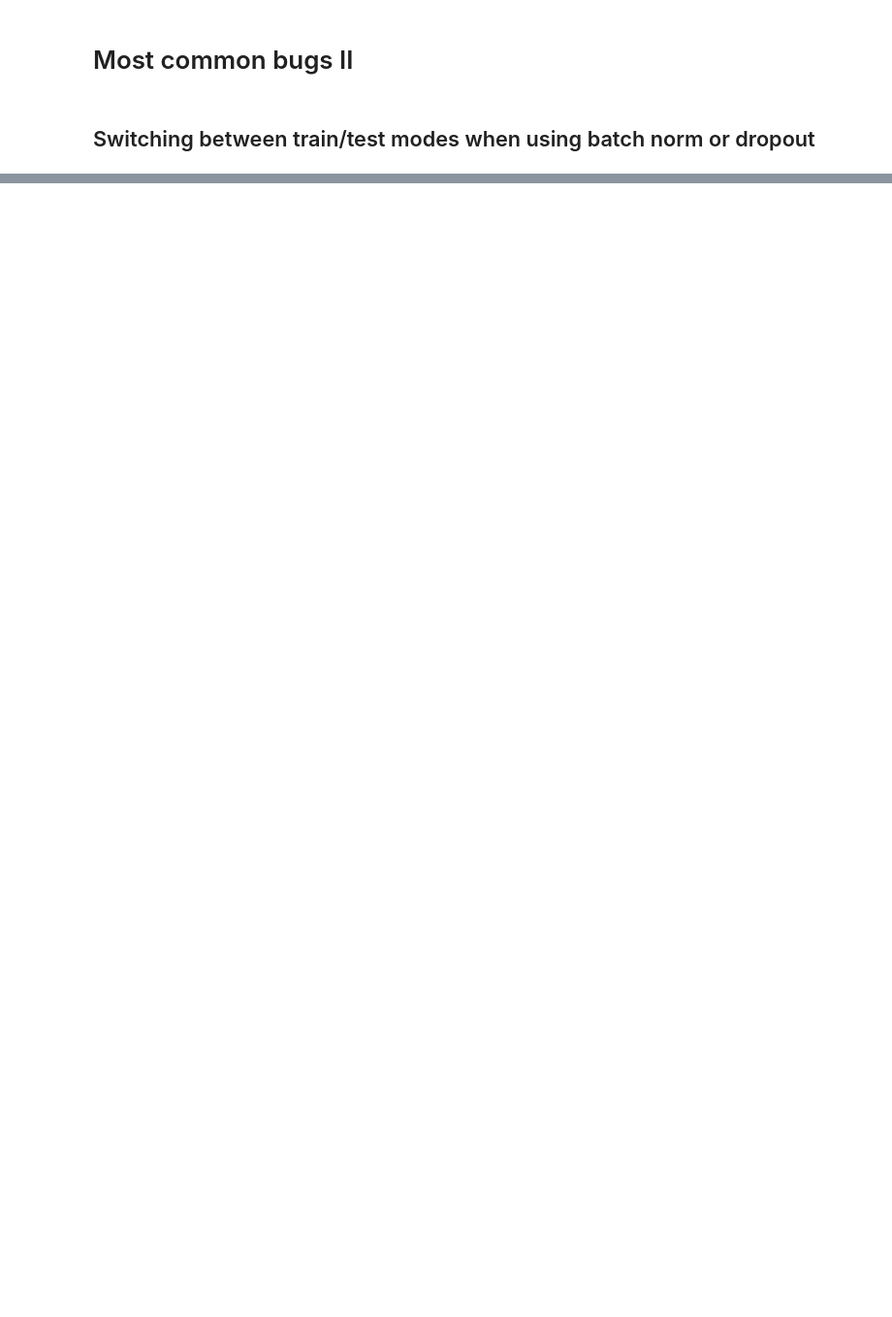
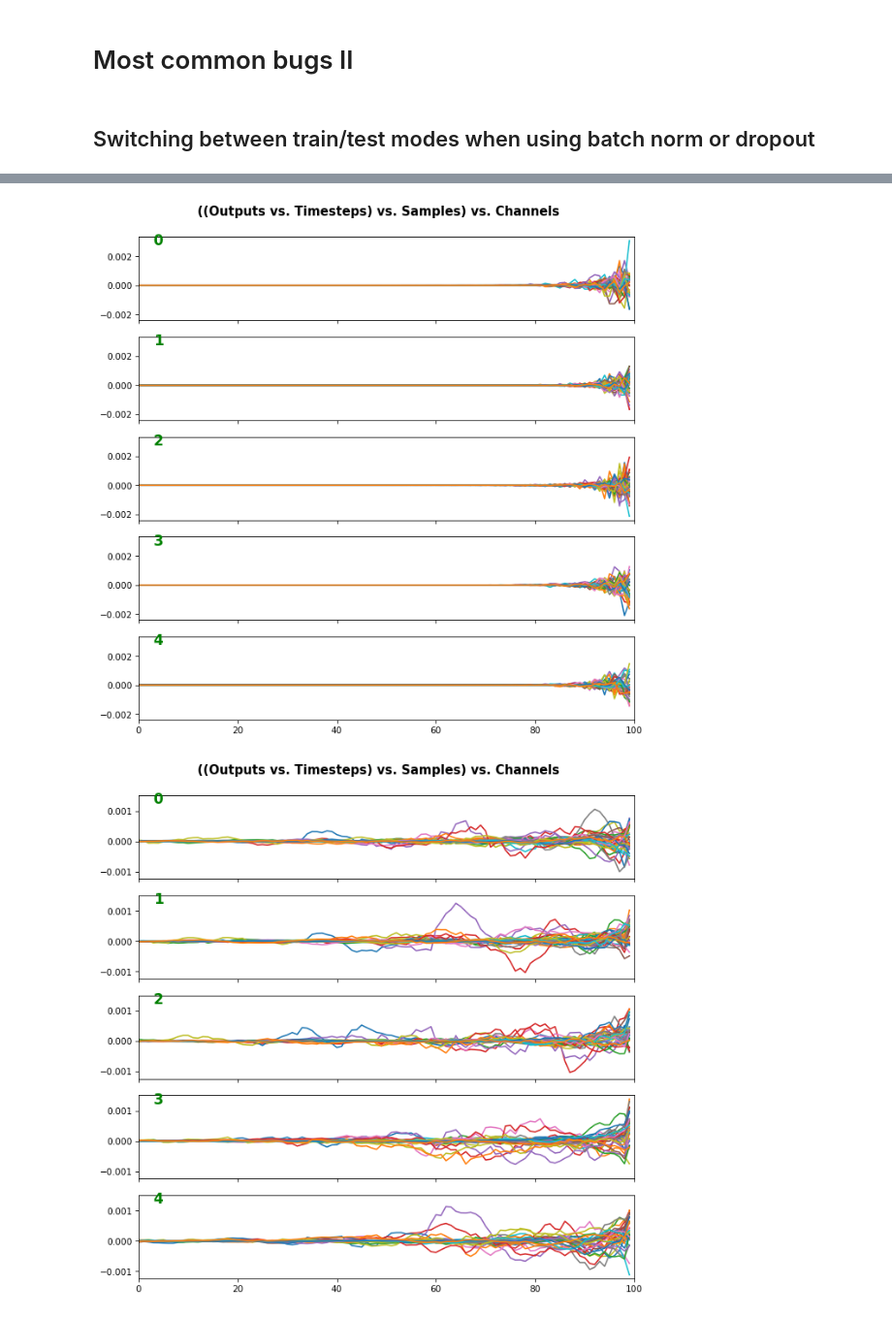
Before and after one commit to stanislav-chekmenev/debugging-dl-models, a Jupyter notebook: notebooks/3_most_common_bugs_II.ipynb, the cells around one changed output, grey strips where cells are left out. Shown at 97% size. Drawn from its saved outputs; the diff is of its cells as text; code cells hidden in the pictures; blank space fills up the shorter version.

```diff
--- a/notebooks/3_most_common_bugs_II.ipynb
+++ b/notebooks/3_most_common_bugs_II.ipynb
@@ -28,7 +34,7 @@ class MyModel(tf.keras.Model):
         super(MyModel, self).__init__()
         self.conv1 = tf.keras.layers.Conv2D(32, 3, activation='relu')
         self.flatten = tf.keras.layers.Flatten()
-        self.dropout = tf.keras.layers.Dropout(rate=0.3)
+        self.dropout = tf.keras.layers.Dropout(rate=0.5)
         self.d1 = tf.keras.layers.Dense(128, activation='relu')
         self.d2 = tf.keras.layers.Dense(10)
 
@@ -47,0 +246,12 @@ optimizer = tf.keras.optimizers.Adam()
+# %%
+# Plot RNN VS LSTM 1D
+features_1D(grads_all_rnn[:, :, :5], n_rows=5, show_xy_ticks=[1,1])
+features_1D(grads_all_lstm[:, :, :5], n_rows=5, show_xy_ticks=[1,1])
+
+# Plot RNN VS LSTM 2D
+features_2D(grads_all_rnn[:5, :, :], n_rows=5, show_xy_ticks=[1,1], norm=(-.0005, .0005))
+features_2D(grads_all_lstm[:5, :, :], n_rows=5, show_xy_ticks=[1,1], norm=(-.0005, .0005))
+plt.show()
+# %% [output]
+[figure, added]
+[figure, added]
```
Also changed, not shown: parts of 35 cells of this notebook, 10 other files.
